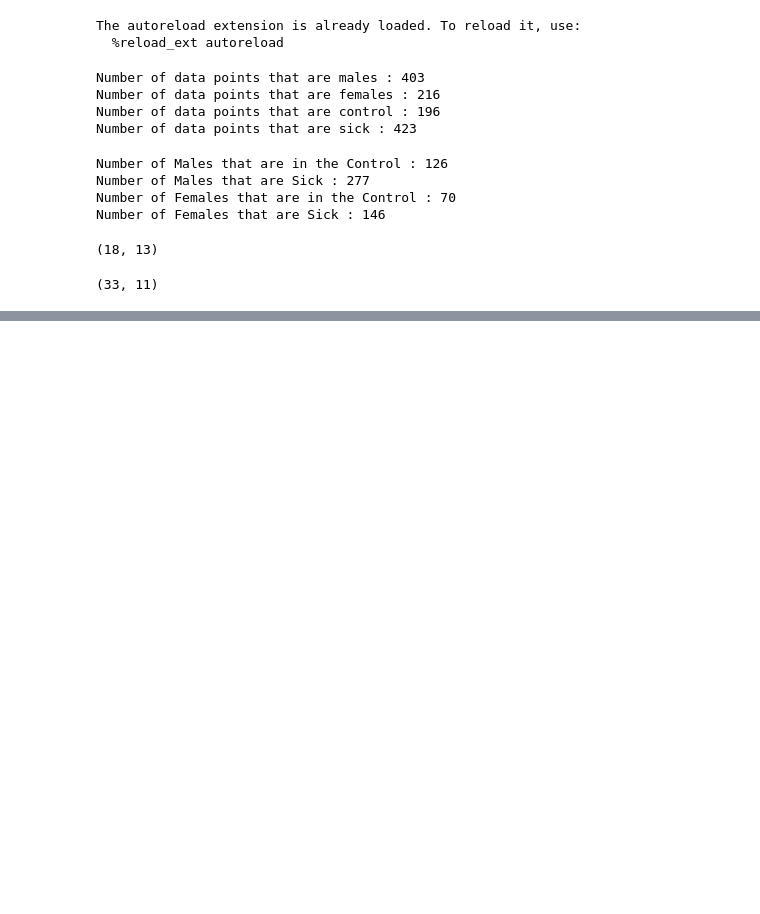
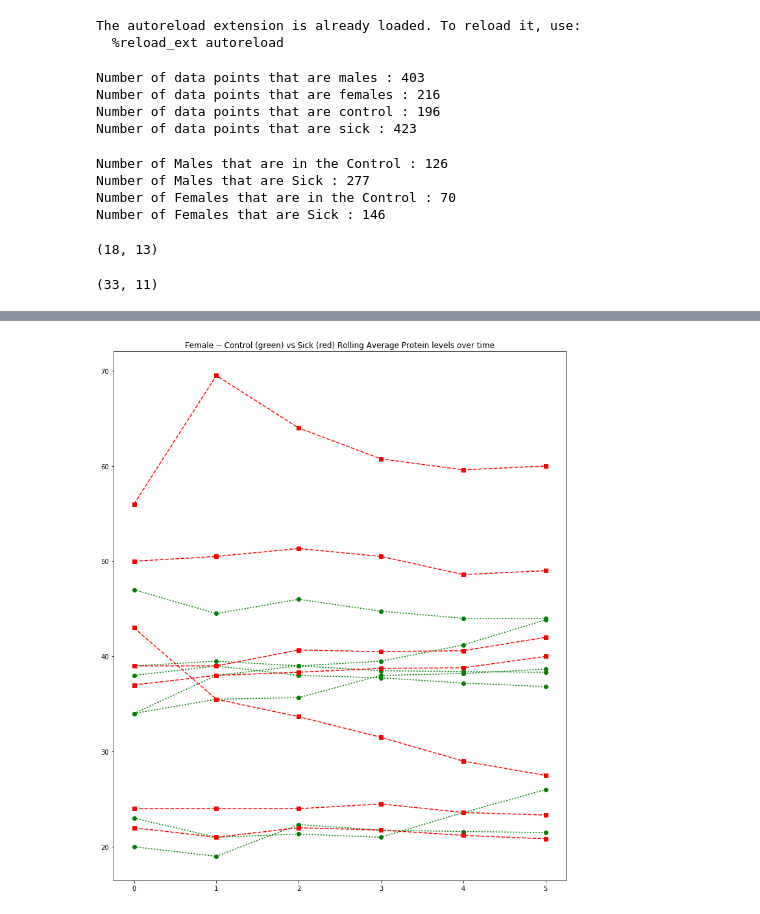
Before and after one commit to Rahul-Khanna/comp_gene, a Jupyter notebook: Data_exploration_round_2.ipynb, the cells around one changed output, grey strips where cells are left out. Drawn from its saved outputs; the diff is of its cells as text; code cells hidden in the pictures; blank space fills up the shorter version.

```diff
--- a/Data_exploration_round_2.ipynb
+++ b/Data_exploration_round_2.ipynb
@@ -216,0 +199,22 @@ usefulFunctions.createLinePlotsOnSamePlot(allFullyFilledFemales, labels, colors)
+# %%
+rollingAverageControlFemales = computeRollingAverages(controlFemales)
+rollingAverageSickFemales = computeRollingAverages(sickFemales)
+
+randomAvgControlFemales = selectRandom(rollingAverageControlFemales, 7)
+randomAvgSickFemales = selectRandom(rollingAverageSickFemales, 7)
+
+labels = []
+for entry in randomAvgControlFemales:
+    labels.append(0)
+for entry in randomAvgSickFemales:
+    labels.append(1)
+
+allFullyFilledAvgFemales = randomAvgControlFemales + randomAvgSickFemales
+colors = ['go:', 'rs--']
+title = "Female -- Control (green) vs Sick (red) Rolling Average Protein levels over time"
+
+usefulFunctions.createLinePlotsOnSamePlot(allFullyFilledAvgFemales, labels, colors, title)
+# green is control
+# red is sick
+# %% [output]
+[figure, added]
```
Also changed, not shown: parts of 7 cells of this notebook, 1 other file.
